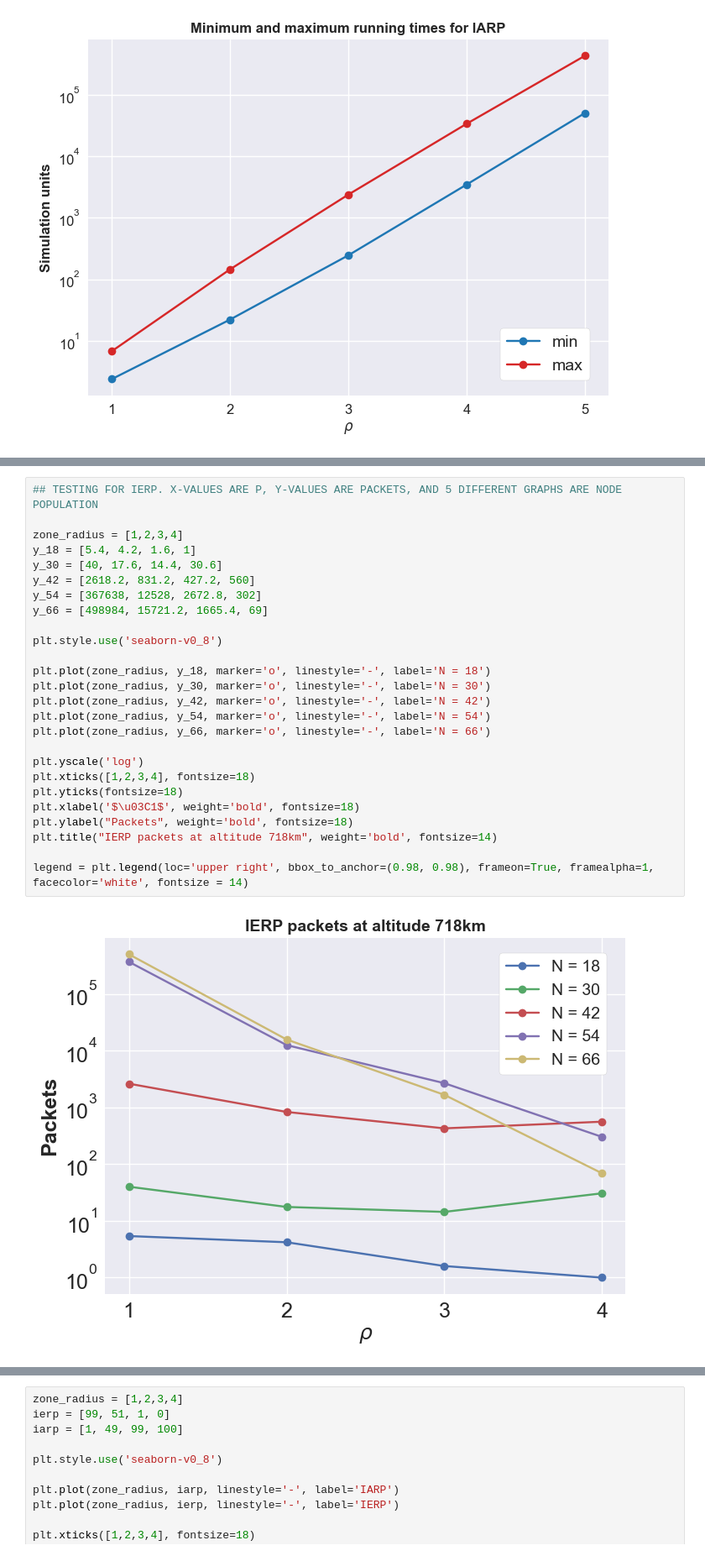
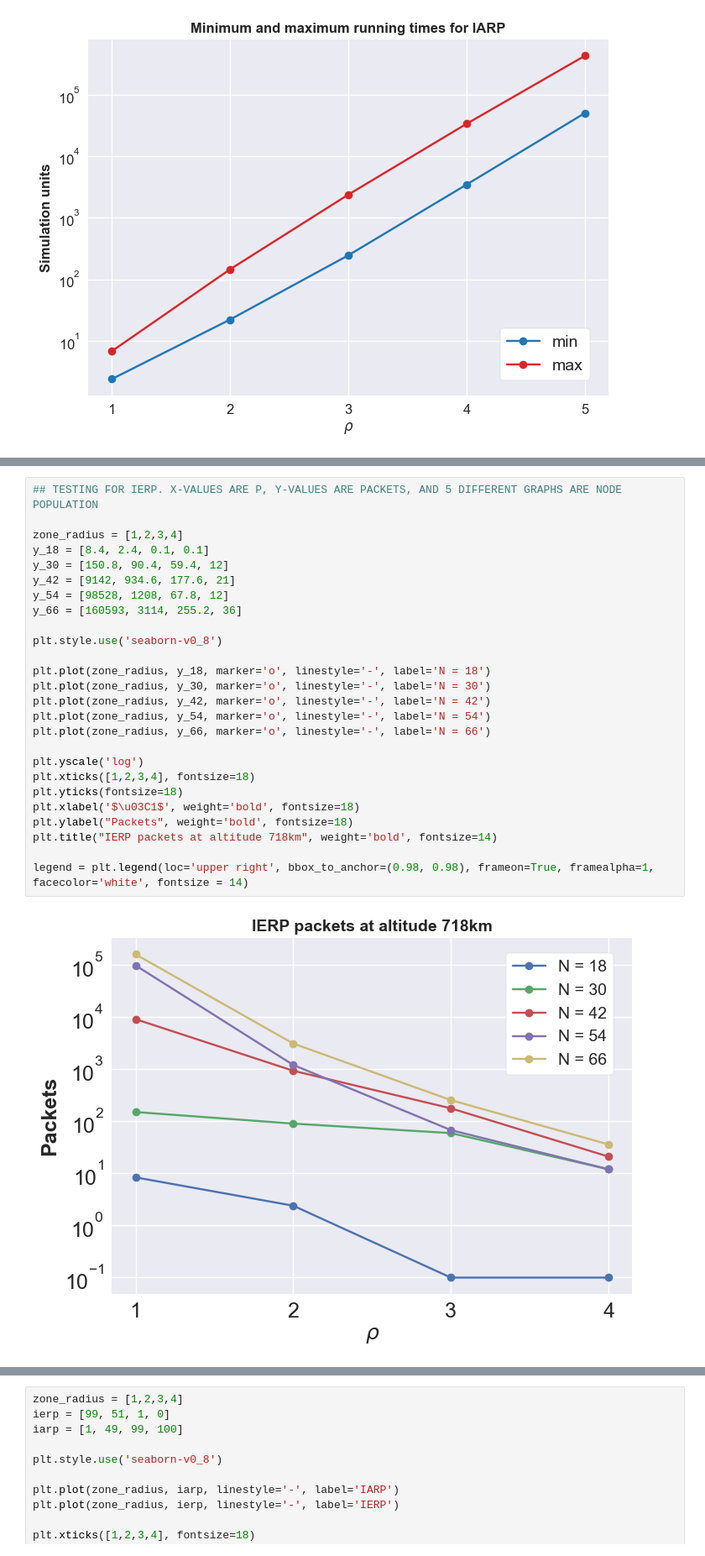
Before and after one commit to mathias-magnusson/Zone-routing-protocol, a Jupyter notebook: plot.ipynb, the cells around one changed output, grey strips where cells are left out. Shown at 84% size. Drawn from its saved outputs; the diff is of its cells as text.

Commit message:
new plots for walker delta and neighbours

```diff
--- a/plot.ipynb
+++ b/plot.ipynb
@@ -121,31 +121,31 @@ legend = plt.legend(loc='upper left', bbox_to_anchor=(0.02, 0.98), frameon=True,
 # %%
 ## TESTING FOR IERP. X-VALUES ARE P, Y-VALUES ARE PACKETS, AND 5 DIFFERENT GRAPHS ARE NODE POPULATION
 
 zone_radius = [1,2,3,4]
-y_18 = [5.4, 4.2, 1.6, 1]
-y_30 = [40, 17.6, 14.4, 30.6]
-y_42 = [2618.2, 831.2, 427.2, 560]
-y_54 = [367638, 12528, 2672.8, 302]
-y_66 = [498984, 15721.2, 1665.4, 69]
+y_18 = [8.4, 2.4, 0.1, 0.1]
+y_30 = [150.8, 90.4, 59.4, 12]
+y_42 = [9142, 934.6, 177.6, 21]
+y_54 = [98528, 1208, 67.8, 12]
+y_66 = [160593, 3114, 255.2, 36]
 
 plt.style.use('seaborn-v0_8')
 
 plt.plot(zone_radius, y_18, marker='o', linestyle='-', label='N = 18')
 plt.plot(zone_radius, y_30, marker='o', linestyle='-', label='N = 30')
 plt.plot(zone_radius, y_42, marker='o', linestyle='-', label='N = 42')
 plt.plot(zone_radius, y_54, marker='o', linestyle='-', label='N = 54')
 plt.plot(zone_radius, y_66, marker='o', linestyle='-', label='N = 66')
 
 plt.yscale('log')
 plt.xticks([1,2,3,4], fontsize=18)
 plt.yticks(fontsize=18)
 plt.xlabel('$\u03C1$', weight='bold', fontsize=18)
 plt.ylabel("Packets", weight='bold', fontsize=18)
 plt.title("IERP packets at altitude 718km", weight='bold', fontsize=14)
 
 legend = plt.legend(loc='upper right', bbox_to_anchor=(0.98, 0.98), frameon=True, framealpha=1, facecolor='white', fontsize = 14)
 # %% [output]
-[figure, old version]
+[figure, new version]
 # %%
 ## TESTING FOR IARP. X-VALUES ARE P, Y-VALUES ARE PACKETS, AND DIFFERENT ALTITUDES
 
```
Also changed, not shown: parts of 6 cells of this notebook.
